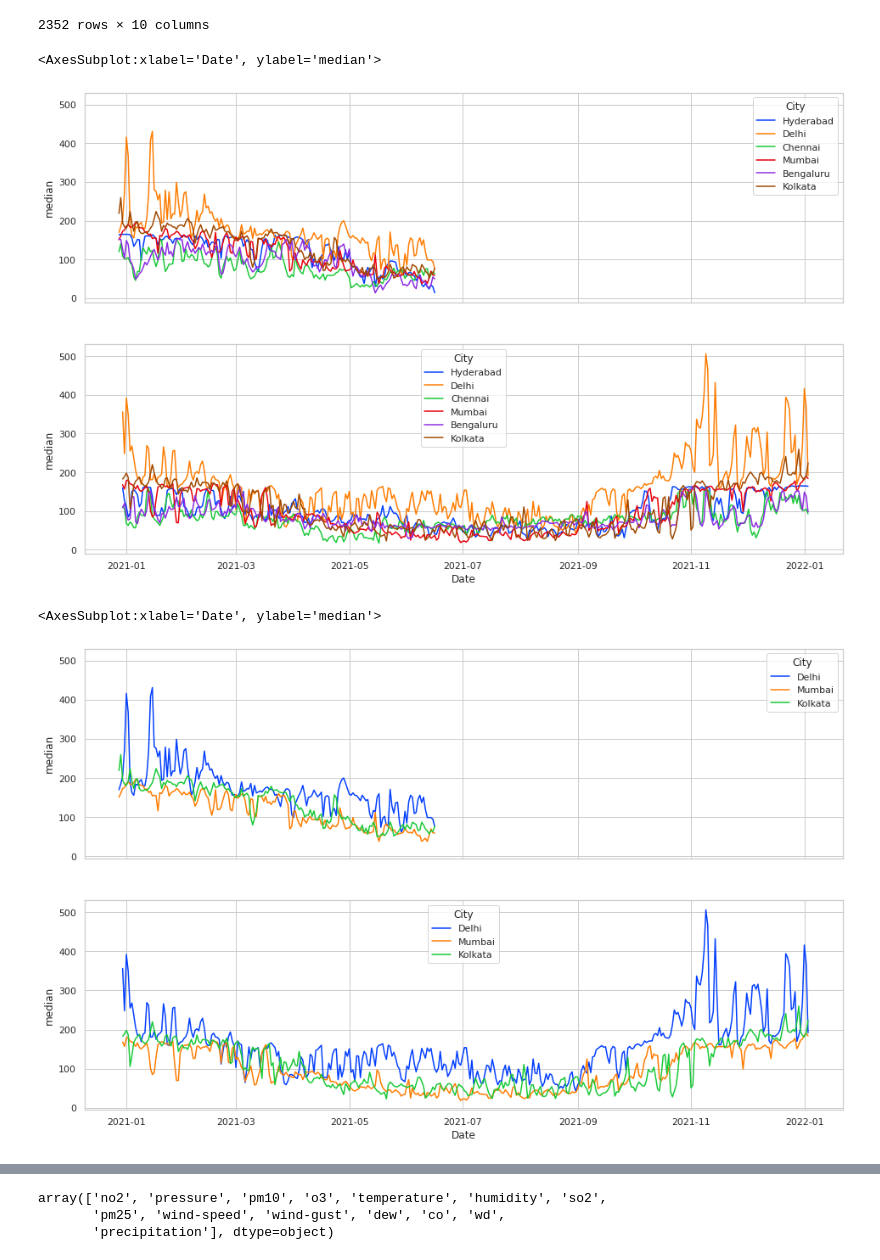
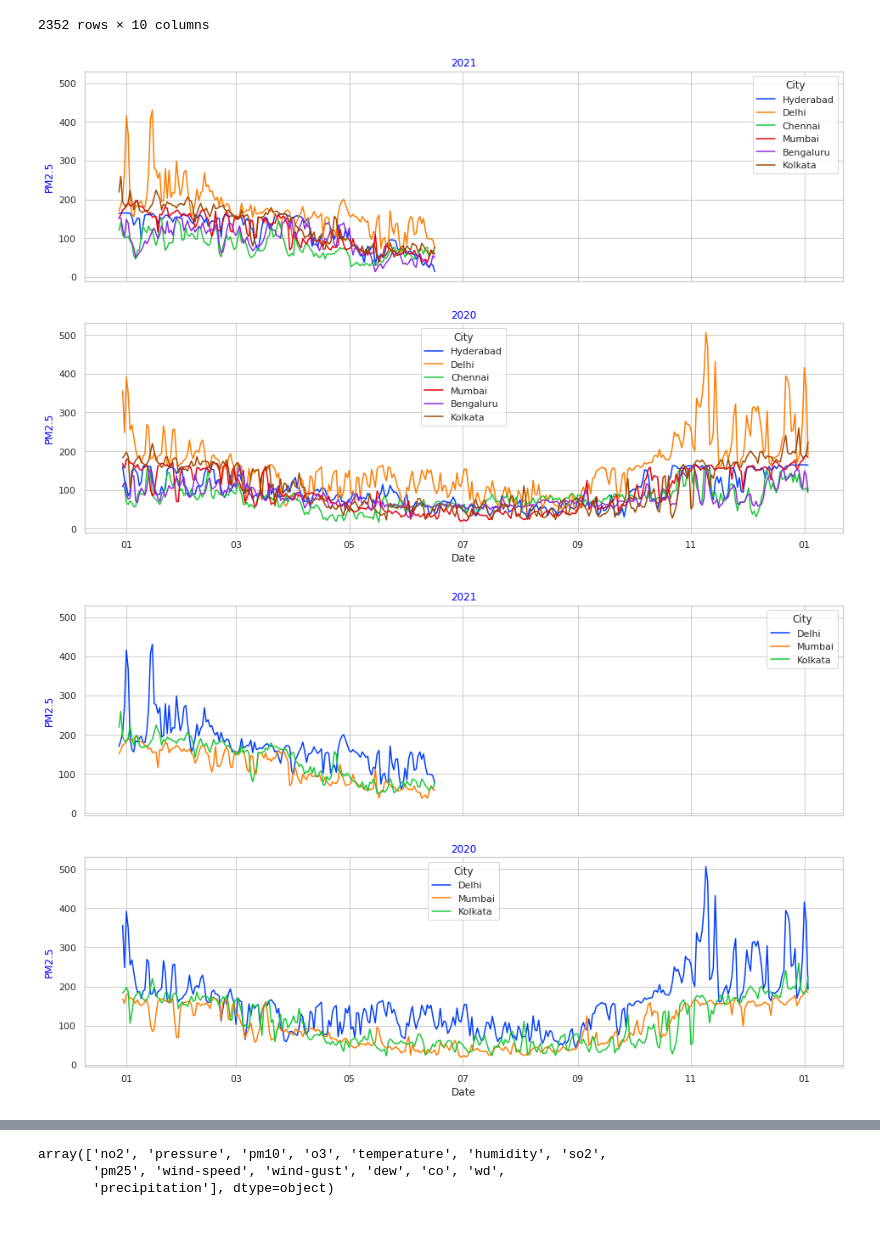
Before and after one commit to algoasylum/ExploringTheUnseen, a Jupyter notebook: code/2021_lineplot.ipynb, the cells around one changed output, grey strips where cells are left out. Cells and saved outputs as stored; diff of their text form; code cells hidden in the pictures; blank space fills up the shorter version.

```diff
--- a/code/2021_lineplot.ipynb
+++ b/code/2021_lineplot.ipynb
@@ -63,12 +65,18 @@ df20p25
 # %%
 fig,ax = plt.subplots(2,1,figsize = (16,10),sharex=True,sharey=True)
 df20viz = df20p25
 df20viz['Date'] = df20viz['Date'] + pd.DateOffset(years=1)
 sns.lineplot(df21p25.Date,df21p25['median'],hue=df21p25.City,ax=ax[0])
+ax[0].set_title('2021',fontsize=12, c='blue')
+ax[0].set_ylabel('PM2.5', fontsize=12,c='blue')
 sns.lineplot(df20viz.Date,df20viz['median'],hue=df20viz.City,ax=ax[1])
+ax[1].set_title('2020',fontsize=12, c='blue')
+ax[1].set_ylabel('PM2.5', fontsize=12,c='blue')
+date_form = DateFormatter("%m")
+ax[0].xaxis.set_major_formatter(date_form)
+fig.savefig(f'images/2021_1.png',bbox_inches='tight')
 # %% [output]
-<AxesSubplot:xlabel='Date', ylabel='median'>
-[figure, old version]
+[figure, new version]
 # %%
 df21p25s = df21p25[df21p25.City.isin(['Delhi','Kolkata','Mumbai'])]
 df20p25s = df20p25[df20p25.City.isin(['Delhi','Kolkata','Mumbai'])]
@@ -78,9 +86,15 @@ df20viz = df20p25s
 #df20viz['Date'] = df20viz['Date'] + pd.DateOffset(years=1)
 sns.lineplot(df21p25s.Date,df21p25s['median'],hue=df21p25s.City,ax=ax[0])
 sns.lineplot(df20viz.Date,df20viz['median'],hue=df20viz.City,ax=ax[1])
+ax[0].set_title('2021',fontsize=12, c='blue')
+ax[1].set_title('2020',fontsize=12, c='blue')
+ax[0].set_ylabel('PM2.5', fontsize=12,c='blue')
+ax[1].set_ylabel('PM2.5', fontsize=12,c='blue')
+date_form = DateFormatter("%m")
+ax[0].xaxis.set_major_formatter(date_form)
+fig.savefig(f'images/2021_2.png',bbox_inches='tight')
 # %% [output]
-<AxesSubplot:xlabel='Date', ylabel='median'>
-[figure, old version]
+[figure, new version]
 # %%
 df21p25s = df21p25[df21p25.City.isin(['Delhi','Kolkata','Mumbai'])]
 # %%
```
Also changed, not shown: parts of 5 cells of this notebook, 8 other files.
